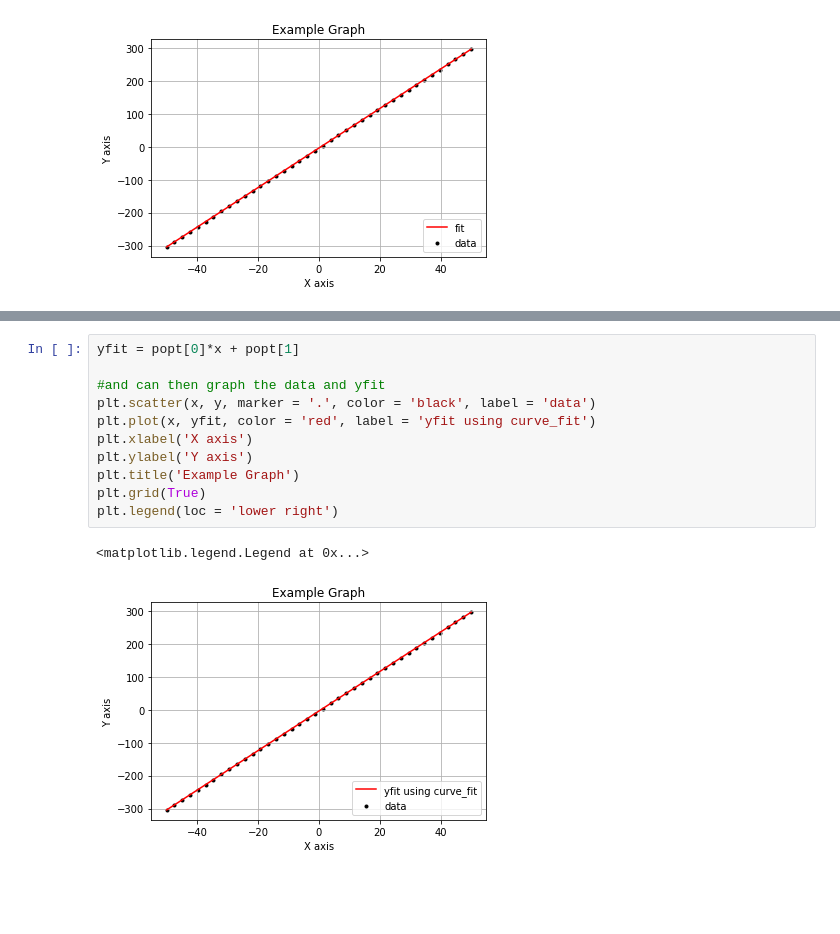
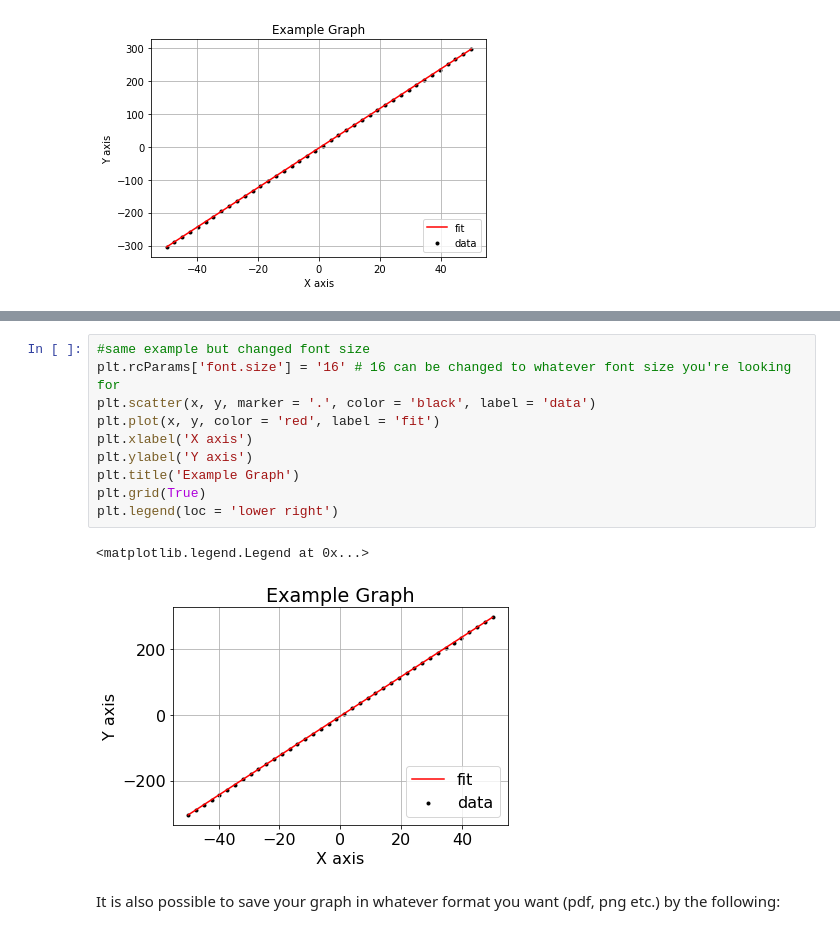
Before and after one commit to UCD-Physics/Python-HowTos, a Jupyter notebook: Matplotlib.ipynb, the cells around one changed output, grey strips where cells are left out. Cells and saved outputs as stored; diff of their text form; blank space fills up the shorter version.

```diff
--- a/Matplotlib.ipynb
+++ b/Matplotlib.ipynb
@@ -97,14 +64,15 @@ It is then possible to create a yfit to this function
 # %%
-yfit = popt[0]*x + popt[1]
-
-#and can then graph the data and yfit
+#same example but changed font size
+plt.rcParams['font.size'] = '16' # 16 can be changed to whatever font size you're looking for
 plt.scatter(x, y, marker = '.', color = 'black', label = 'data')
-plt.plot(x, yfit, color = 'red', label = 'yfit using curve_fit')
+plt.plot(x, y, color = 'red', label = 'fit')
 plt.xlabel('X axis')
 plt.ylabel('Y axis')
 plt.title('Example Graph')
 plt.grid(True)
 plt.legend(loc = 'lower right')
 # %% [output]
 <matplotlib.legend.Legend at 0x...>
-[figure, old version]
+[figure, new version]
+# %% [markdown]
+It is also possible to save your graph in whatever format you want (pdf, png etc.) by the following:
```
Also changed, not shown: parts of 14 cells of this notebook.
